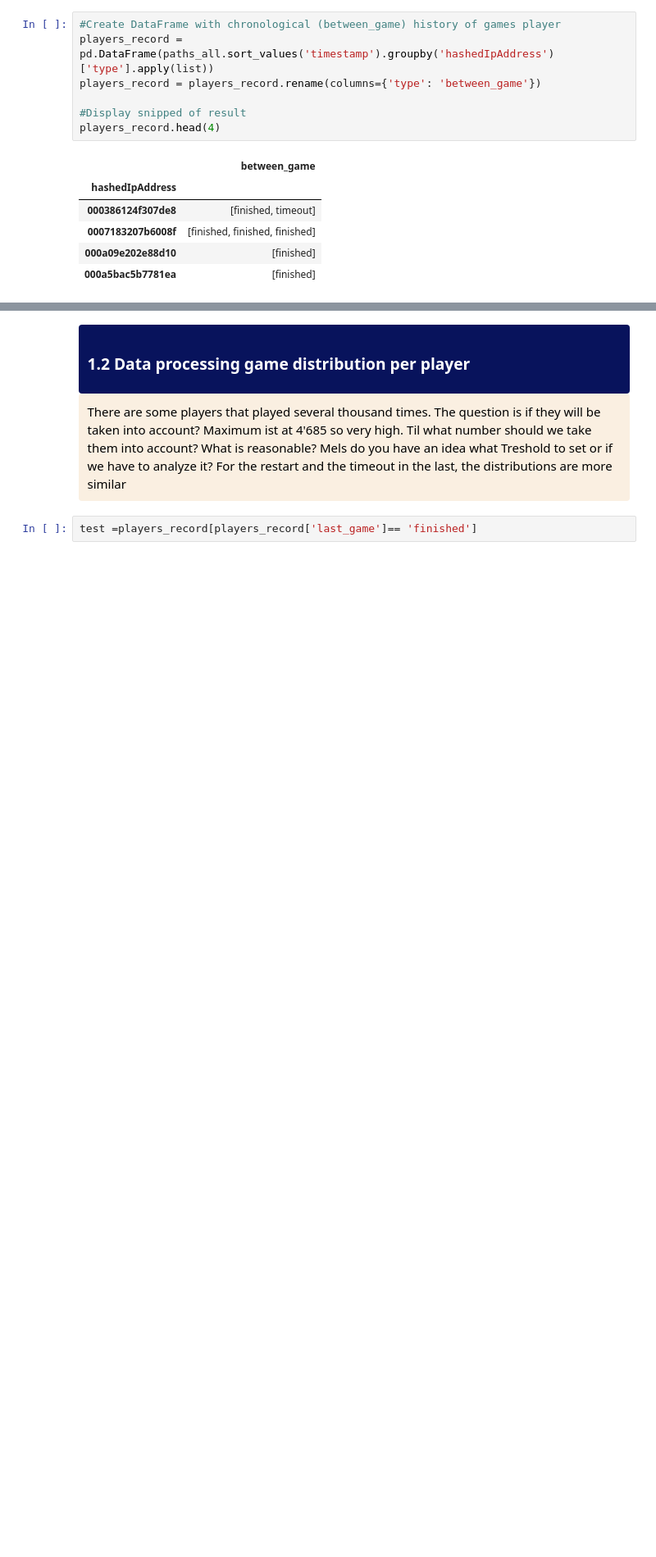
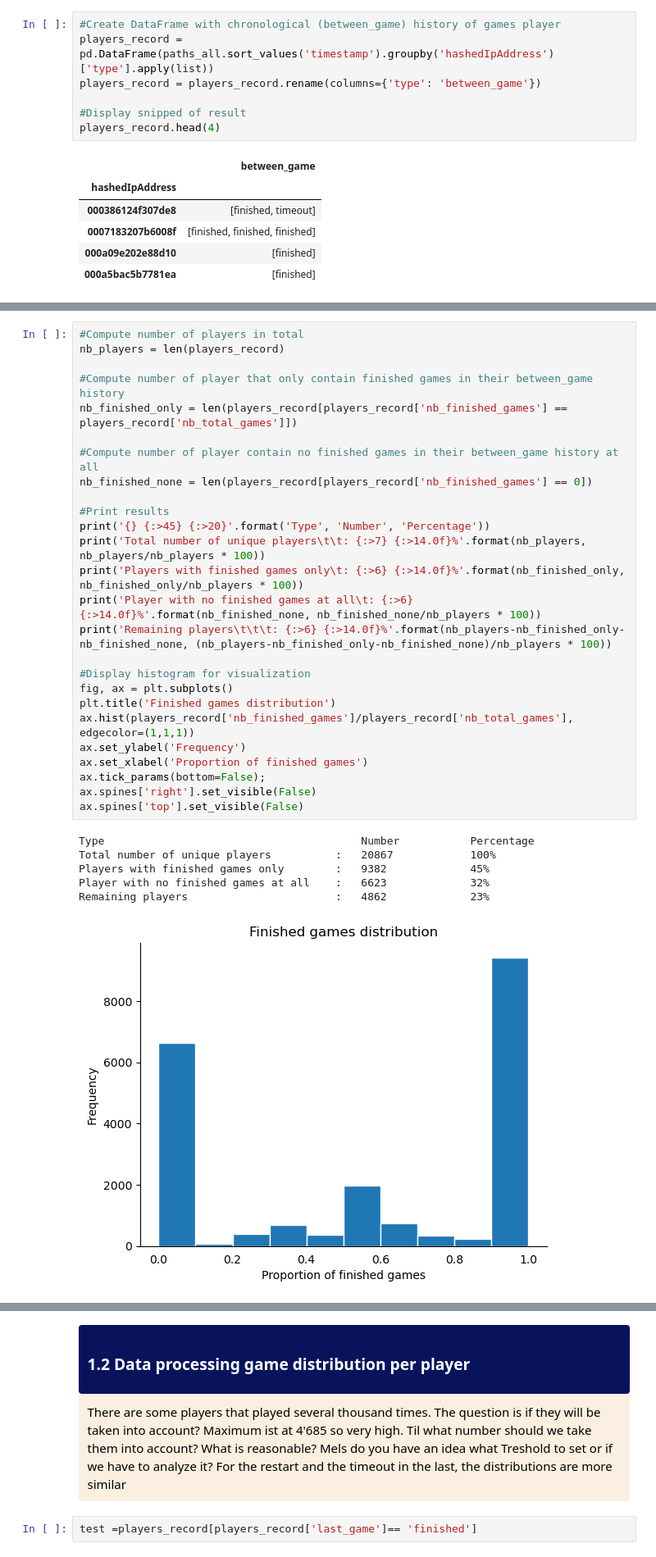
Before and after one commit to epfl-ada/ada-2022-project-7yobananaboy7, a Jupyter notebook: between_game.ipynb, the cells around one changed output, grey strips where cells are left out. Shown at 82% size. Saved outputs shown, nothing was run; the diff lists cells and outputs as text; blank space fills up the shorter version.

```diff
--- a/between_game.ipynb
+++ b/between_game.ipynb
@@ -188,0 +200,33 @@ players_record.head(10)
+# %%
+#Compute number of players in total
+nb_players = len(players_record)
+
+#Compute number of player that only contain finished games in their between_game history
+nb_finished_only = len(players_record[players_record['nb_finished_games'] == players_record['nb_total_games']])
+
+#Compute number of player contain no finished games in their between_game history at all
+nb_finished_none = len(players_record[players_record['nb_finished_games'] == 0])
+
+#Print results
+print('{} {:>45} {:>20}'.format('Type', 'Number', 'Percentage'))
+print('Total number of unique players\t\t: {:>7} {:>14.0f}%'.format(nb_players, nb_players/nb_players * 100))
+print('Players with finished games only\t: {:>6} {:>14.0f}%'.format(nb_finished_only, nb_finished_only/nb_players * 100))
+print('Player with no finished games at all\t: {:>6} {:>14.0f}%'.format(nb_finished_none, nb_finished_none/nb_players * 100))
+print('Remaining players\t\t\t: {:>6} {:>14.0f}%'.format(nb_players-nb_finished_only-nb_finished_none, (nb_players-nb_finished_only-nb_finished_none)/nb_players * 100))
+
+#Display histogram for visualization
+fig, ax = plt.subplots()
+plt.title('Finished games distribution')
+ax.hist(players_record['nb_finished_games']/players_record['nb_total_games'], edgecolor=(1,1,1))
+ax.set_ylabel('Frequency')
+ax.set_xlabel('Proportion of finished games')
+ax.tick_params(bottom=False);
+ax.spines['right'].set_visible(False)
+ax.spines['top'].set_visible(False)
+# %% [output]
+Type                                        Number           Percentage
+Total number of unique players          :   20867            100%
+Players with finished games only        :   9382             45%
+Player with no finished games at all    :   6623             32%
+Remaining players                       :   4862             23%
+[figure, added]
```
Also changed, not shown: parts of 16 cells of this notebook.
